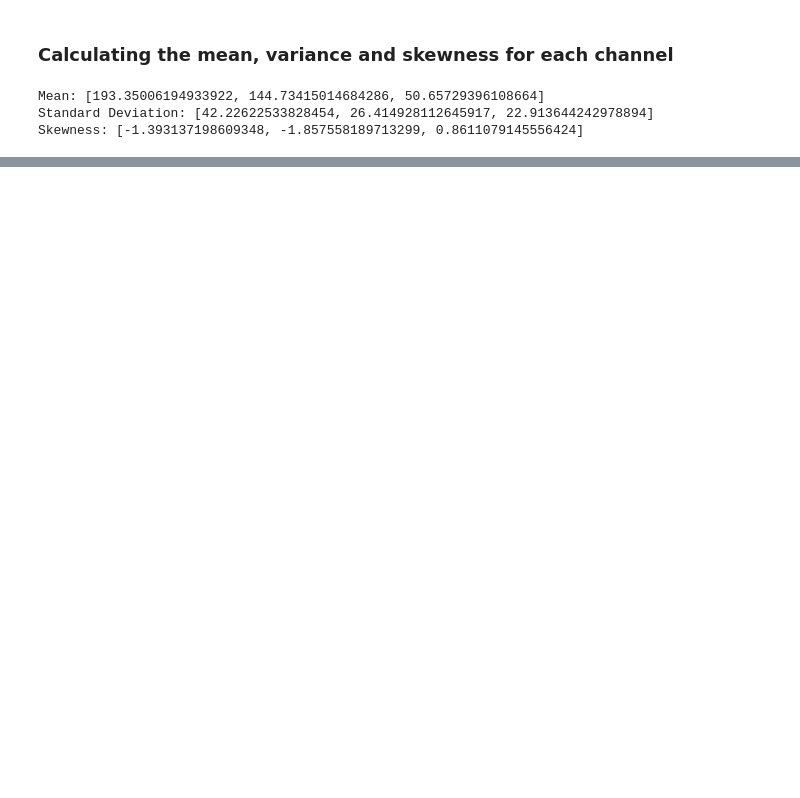
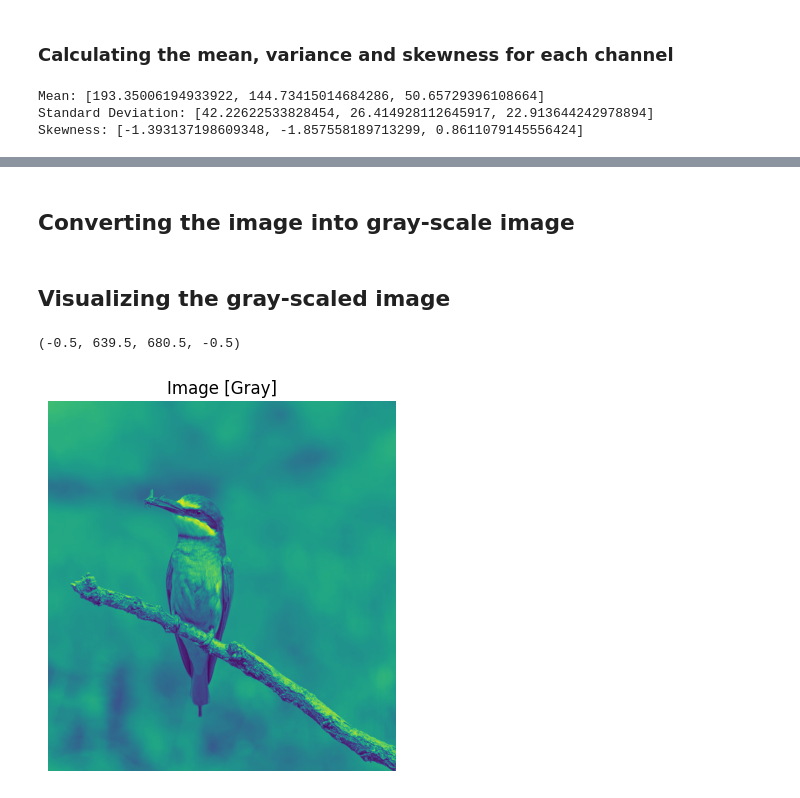
Before and after one commit to khalidmahamud/feature_extraction_techniques, a Jupyter notebook: color_based_features.ipynb, the cells around one changed output, grey strips where cells are left out. Cells and saved outputs as stored; diff of their text form; code cells hidden in the pictures; blank space fills up the shorter version.

```diff
--- a/color_based_features.ipynb
+++ b/color_based_features.ipynb
@@ -138,0 +148,14 @@ Skewness: [-1.393137198609348, -1.857558189713299, 0.8611079145556424]
+# %% [markdown]
+## Converting the image into gray-scale image
+# %%
+# Converts the image to gray-scale
+image_gray = cv2.cvtColor(image_rgb, cv2.COLOR_BGR2GRAY)
+# %% [markdown]
+## Visualizing the gray-scaled image
+# %%
+plt.imshow(image_gray)
+plt.title("Image [Gray]")
+plt.axis("off")
+# %% [output]
+(-0.5, 639.5, 680.5, -0.5)
+[figure, added]
```
Also changed, not shown: parts of 39 cells of this notebook, 1 other file.
